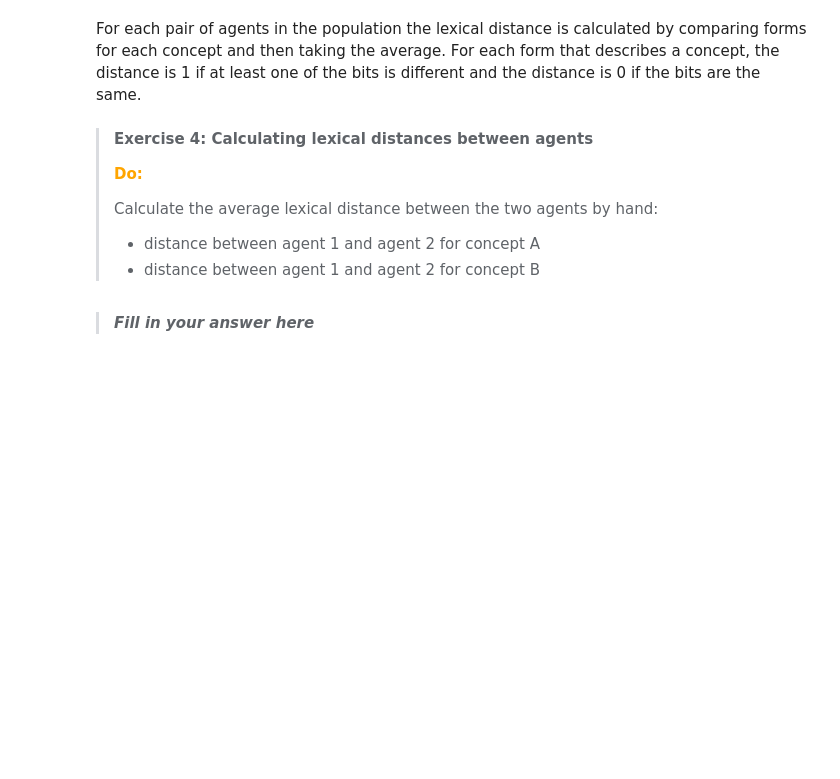
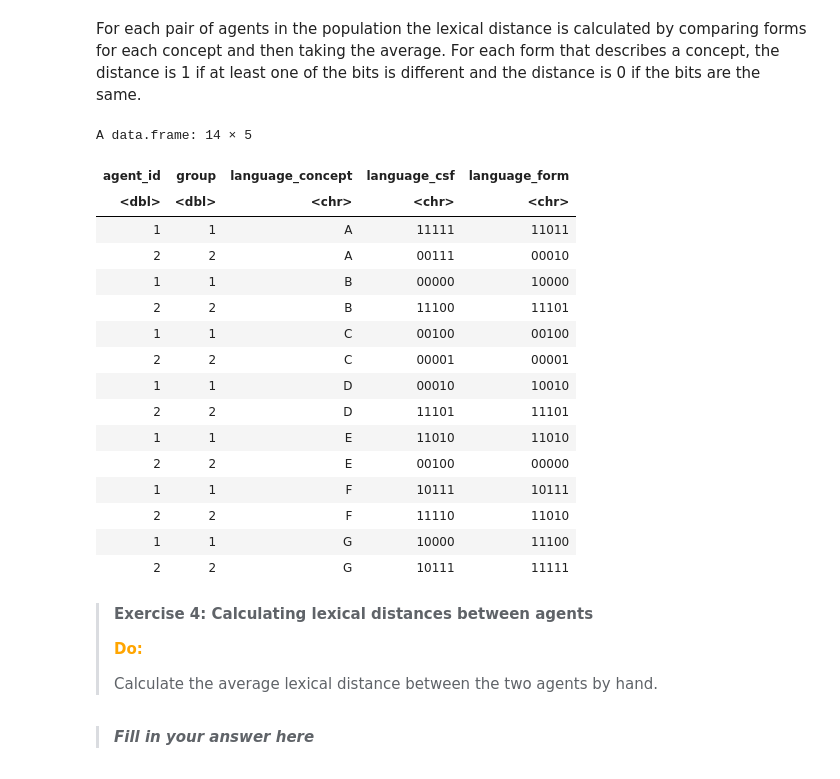
Before and after one commit to evolamus/labs, a Jupyter notebook: Agent_based_model_sign_language.ipynb, the cells around one changed output. Saved outputs shown, nothing was run; the diff lists cells and outputs as text; code cells hidden in the pictures; blank space fills up the shorter version.

```diff
--- a/Agent_based_model_sign_language.ipynb
+++ b/Agent_based_model_sign_language.ipynb
@@ -283,0 +411,3 @@ agents_diff_groups_updated <- runsimulation(agents)
+# %%
+# sorting the dataframe by concepts to make comparing forms a bit easier:
+agents_diff_groups <- arrange(agents_diff_groups, language_concept)
@@ -295,11 +444,29 @@ print(agents_diff_groups_updated)
+# %%
+agents_diff_groups
+# %% [output]
+A data.frame: 14 × 5
+| agent_id | group | language_concept | language_csf | language_form |
+| <dbl> | <dbl> | <chr> | <chr> | <chr> |
+| 1 | 1 | A | 11111 | 11011 |
+| 2 | 2 | A | 00111 | 00010 |
+| 1 | 1 | B | 00000 | 10000 |
+| 2 | 2 | B | 11100 | 11101 |
+| 1 | 1 | C | 00100 | 00100 |
+| 2 | 2 | C | 00001 | 00001 |
+| 1 | 1 | D | 00010 | 10010 |
+| 2 | 2 | D | 11101 | 11101 |
+| 1 | 1 | E | 11010 | 11010 |
+| 2 | 2 | E | 00100 | 00000 |
+| 1 | 1 | F | 10111 | 10111 |
+| 2 | 2 | F | 11110 | 11010 |
+| 1 | 1 | G | 10000 | 11100 |
+| 2 | 2 | G | 10111 | 11111 |
 # %% [markdown]
 >**Exercise 4: Calculating lexical distances between agents**
 >
 ><font color="orange"><b>Do:</b></font>
 >
-> Calculate the average lexical distance between the two agents by hand:
->   * distance between agent 1 and agent 2 for concept A
->   * distance between agent 1 and agent 2 for concept B
+> Calculate the average lexical distance between the two agents by hand.
 # %% [markdown]
 >**_Fill in your answer here_**
 # %% [markdown]
```
Also changed, not shown: parts of 20 cells of this notebook, 17 other files.
